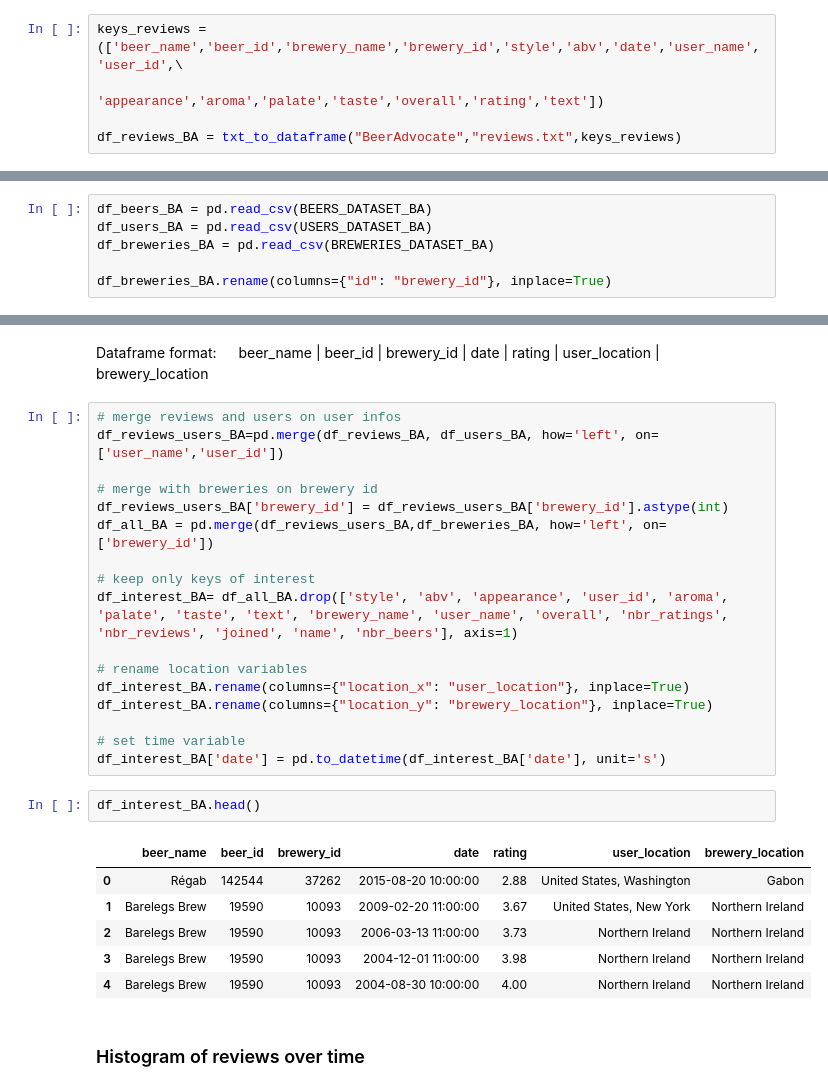
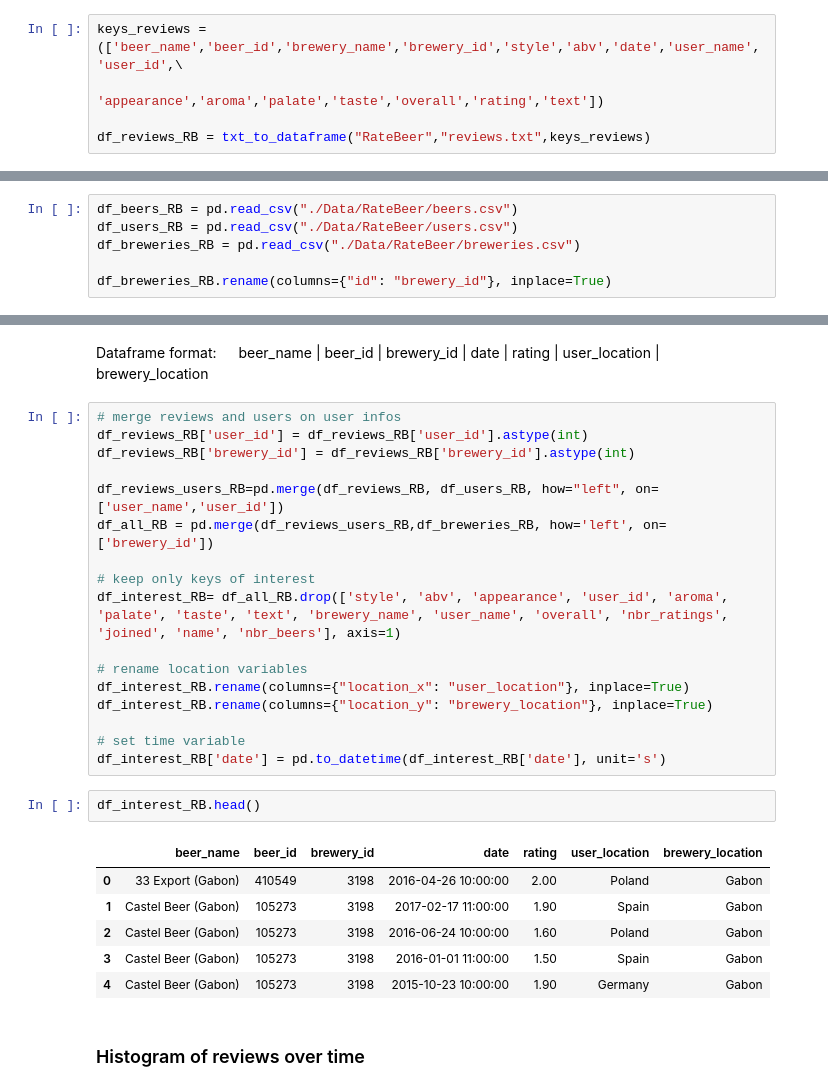
Before and after one commit to epfl-ada/ada-2022-project-sustainablepandas, a Jupyter notebook: project_beer_reviews.ipynb, the cells around one changed output, grey strips where cells are left out. Cells and saved outputs as stored; diff of their text form.

```diff
--- a/project_beer_reviews.ipynb
+++ b/project_beer_reviews.ipynb
@@ -101,5 +101,5 @@ def txt_to_dataframe(FOLDER_NAME,TXT_FILE_NAME,keys_list):
 keys_reviews = (['beer_name','beer_id','brewery_name','brewery_id','style','abv','date','user_name','user_id',\
                           'appearance','aroma','palate','taste','overall','rating','text'])
 
-df_reviews_BA = txt_to_dataframe("BeerAdvocate","reviews.txt",keys_reviews)
+df_reviews_RB = txt_to_dataframe("RateBeer","reviews.txt",keys_reviews)
 # %%
@@ -114,8 +114,8 @@ df_reviews_BA.head()
 # %% [markdown]
 ### Extract infos from csv files
 # %%
-df_beers_BA = pd.read_csv(BEERS_DATASET_BA)
-df_users_BA = pd.read_csv(USERS_DATASET_BA)
-df_breweries_BA = pd.read_csv(BREWERIES_DATASET_BA)
+df_beers_RB = pd.read_csv("./Data/RateBeer/beers.csv")
+df_users_RB = pd.read_csv("./Data/RateBeer/users.csv")
+df_breweries_RB = pd.read_csv("./Data/RateBeer/breweries.csv")
 
-df_breweries_BA.rename(columns={"id": "brewery_id"}, inplace=True)
+df_breweries_RB.rename(columns={"id": "brewery_id"}, inplace=True)
@@ -125,30 +134,30 @@ df_breweries_BA.rename(columns={"id": "brewery_id"}, inplace=True)
 Dataframe format: &emsp; beer_name | beer_id | brewery_id | date | rating | user_location | brewery_location
 # %%
 # merge reviews and users on user infos
-df_reviews_users_BA=pd.merge(df_reviews_BA, df_users_BA, how='left', on=['user_name','user_id'])
+df_reviews_RB['user_id'] = df_reviews_RB['user_id'].astype(int)
+df_reviews_RB['brewery_id'] = df_reviews_RB['brewery_id'].astype(int)
 
-# merge with breweries on brewery id
-df_reviews_users_BA['brewery_id'] = df_reviews_users_BA['brewery_id'].astype(int)
-df_all_BA = pd.merge(df_reviews_users_BA,df_breweries_BA, how='left', on=['brewery_id'])
+df_reviews_users_RB=pd.merge(df_reviews_RB, df_users_RB, how="left", on=['user_name','user_id'])
+df_all_RB = pd.merge(df_reviews_users_RB,df_breweries_RB, how='left', on=['brewery_id'])
 
 # keep only keys of interest
-df_interest_BA= df_all_BA.drop(['style', 'abv', 'appearance', 'user_id', 'aroma', 'palate', 'taste', 'text', 'brewery_name', 'user_name', 'overall', 'nbr_ratings', 'nbr_reviews', 'joined', 'name', 'nbr_beers'], axis=1)
+df_interest_RB= df_all_RB.drop(['style', 'abv', 'appearance', 'user_id', 'aroma', 'palate', 'taste', 'text', 'brewery_name', 'user_name', 'overall', 'nbr_ratings', 'joined', 'name', 'nbr_beers'], axis=1)
 
 # rename location variables
-df_interest_BA.rename(columns={"location_x": "user_location"}, inplace=True)
-df_interest_BA.rename(columns={"location_y": "brewery_location"}, inplace=True)
+df_interest_RB.rename(columns={"location_x": "user_location"}, inplace=True)
+df_interest_RB.rename(columns={"location_y": "brewery_location"}, inplace=True)
 
 # set time variable
-df_interest_BA['date'] = pd.to_datetime(df_interest_BA['date'], unit='s')
+df_interest_RB['date'] = pd.to_datetime(df_interest_RB['date'], unit='s')
 # %%
-df_interest_BA.head()
+df_interest_RB.head()
 # %% [output]
 |  | beer_name | beer_id | brewery_id | date | rating | user_location | brewery_location |
-| 0 | Régab | 142544 | 37262 | 2015-08-20 10:00:00 | 2.88 | United States, Washington | Gabon |
-| 1 | Barelegs Brew | 19590 | 10093 | 2009-02-20 11:00:00 | 3.67 | United States, New York | Northern Ireland |
-| 2 | Barelegs Brew | 19590 | 10093 | 2006-03-13 11:00:00 | 3.73 | Northern Ireland | Northern Ireland |
-| 3 | Barelegs Brew | 19590 | 10093 | 2004-12-01 11:00:00 | 3.98 | Northern Ireland | Northern Ireland |
-| 4 | Barelegs Brew | 19590 | 10093 | 2004-08-30 10:00:00 | 4.00 | Northern Ireland | Northern Ireland |
+| 0 | 33 Export (Gabon) | 410549 | 3198 | 2016-04-26 10:00:00 | 2.00 | Poland | Gabon |
+| 1 | Castel Beer (Gabon) | 105273 | 3198 | 2017-02-17 11:00:00 | 1.90 | Spain | Gabon |
+| 2 | Castel Beer (Gabon) | 105273 | 3198 | 2016-06-24 10:00:00 | 1.60 | Poland | Gabon |
+| 3 | Castel Beer (Gabon) | 105273 | 3198 | 2016-01-01 11:00:00 | 1.50 | Spain | Gabon |
+| 4 | Castel Beer (Gabon) | 105273 | 3198 | 2015-10-23 10:00:00 | 1.90 | Germany | Gabon |
 # %% [markdown]
 ### Histogram of reviews over time
 # %%
```
Also changed, not shown: parts of 8 cells of this notebook.
